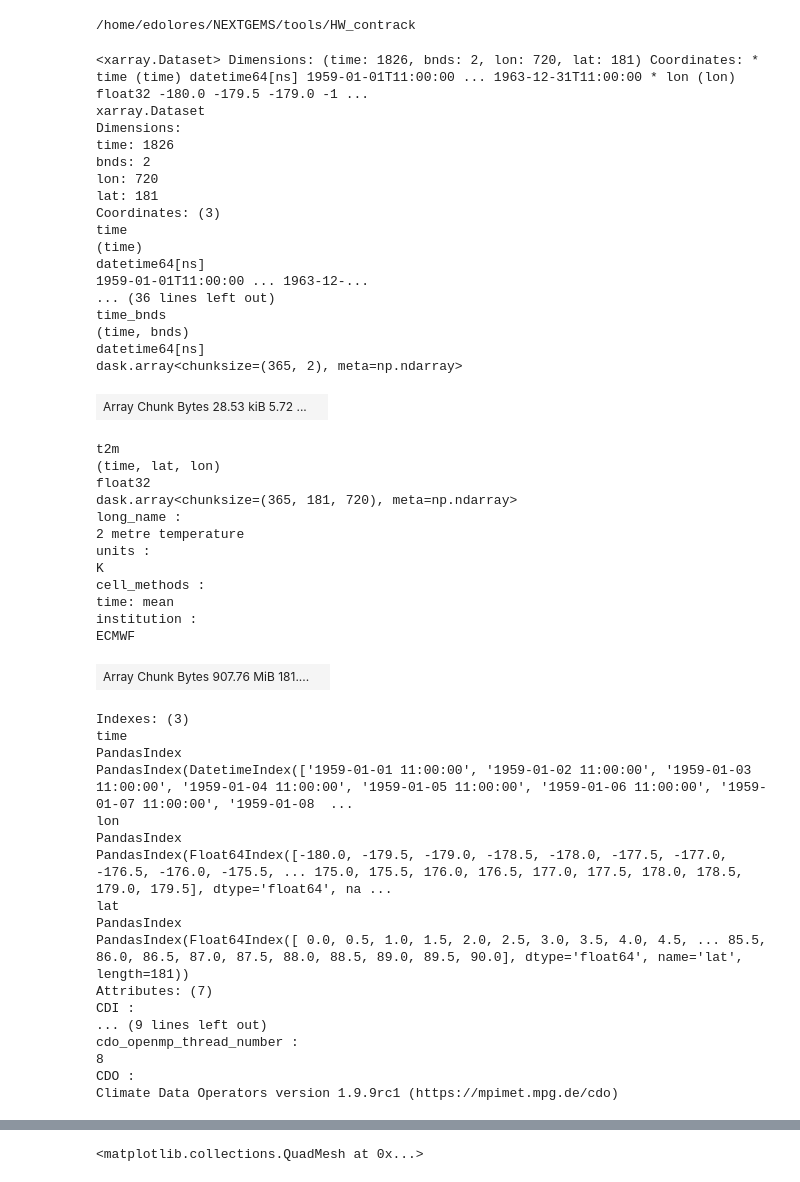
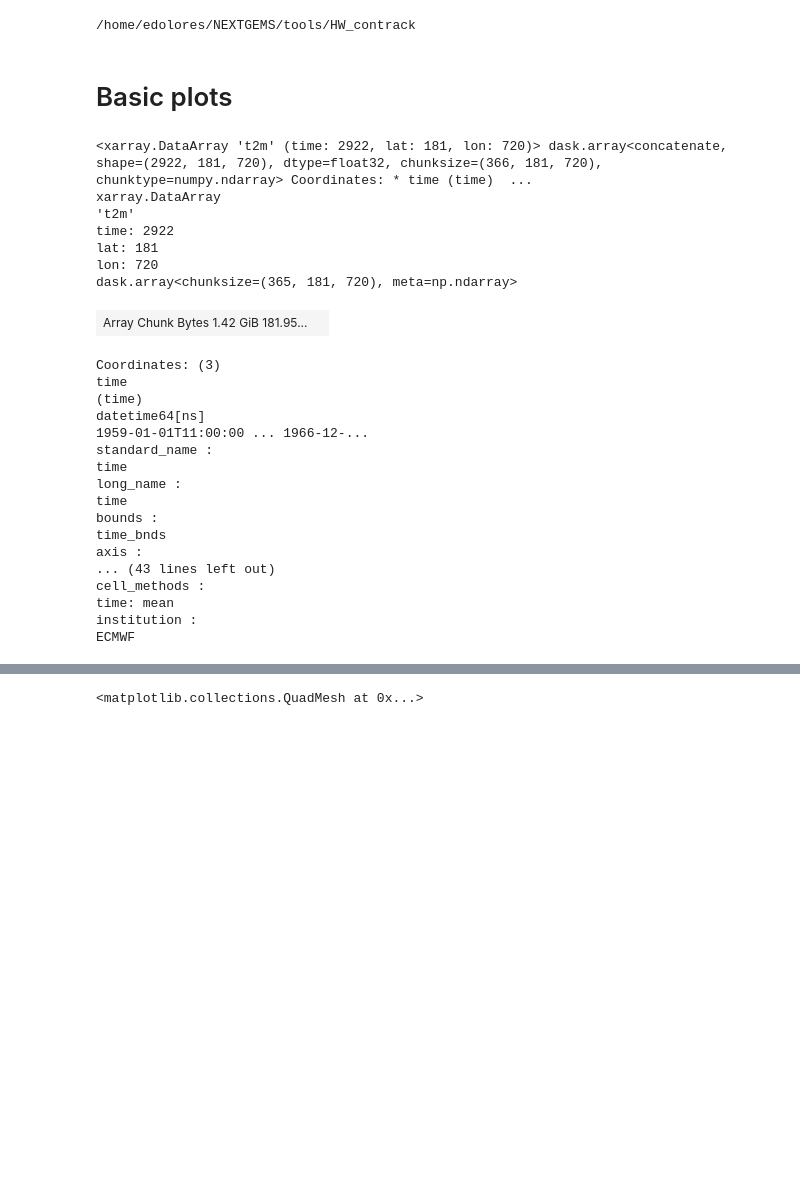
Before and after one commit to edgardotes/HW_contrack, a Jupyter notebook: HW_contrack.ipynb, the cells around one changed output, grey strips where cells are left out. Saved outputs shown, nothing was run; the diff lists cells and outputs as text; code cells hidden in the pictures; blank space fills up the shorter version.

```diff
--- a/HW_contrack.ipynb
+++ b/HW_contrack.ipynb
@@ -112,57 +112,36 @@ def get_trend(xx: np.ndarray, yy: np.ndarray) -> (xr.DataArray, xr.DataArray, xr
         xr.DataArray(results.intercept, name='intercept'),
         xr.DataArray(results.pvalue, name='pvalue'),
     )
+# %% [markdown]
+# Basic plots
 # %%
 ### We load 2 m tempearture daily mean data for the Northern hemisphere
 # %%
-da=xr.open_mfdataset('/scratch2/edolores/era5/TS_era5/t2m_day_19*_0p5deg.nc')
+da=xr.open_mfdataset('/scratch2/edolores/era5/TS_era5/t2m_day_19*_0p5deg.nc')['t2m']
 da
 # %% [output]
-<xarray.Dataset> Dimensions: (time: 1826, bnds: 2, lon: 720, lat: 181) Coordinates: * time (time) datetime64[ns] 1959-01-01T11:00:00 ... 1963-12-31T11:00:00 * lon (lon) float32 -180.0 -179.5 -179.0 -1 ...
-xarray.Dataset
-Dimensions:
-time: 1826
-bnds: 2
+<xarray.DataArray 't2m' (time: 2922, lat: 181, lon: 720)> dask.array<concatenate, shape=(2922, 181, 720), dtype=float32, chunksize=(366, 181, 720), chunktype=numpy.ndarray> Coordinates: * time (time)  ...
+xarray.DataArray
+'t2m'
+time: 2922
+lat: 181
 lon: 720
-lat: 181
-Coordinates: (3)
-time
-(time)
-datetime64[ns]
-1959-01-01T11:00:00 ... 1963-12-...
-... (36 lines left out)
-time_bnds
-(time, bnds)
-datetime64[ns]
-dask.array<chunksize=(365, 2), meta=np.ndarray>
+dask.array<chunksize=(365, 181, 720), meta=np.ndarray>
-| Array Chunk Bytes 28.53 kiB 5.72 ... |  |
+| Array Chunk Bytes 1.42 GiB 181.95... |  |
-t2m
-(time, lat, lon)
-float32
-dask.array<chunksize=(365, 181, 720), meta=np.ndarray>
+Coordinates: (3)
+time
+(time)
+datetime64[ns]
+1959-01-01T11:00:00 ... 1966-12-...
+standard_name :
+time
 long_name :
-2 metre temperature
-units :
-K
+time
+bounds :
+time_bnds
+axis :
+... (43 lines left out)
 cell_methods :
 time: mean
 institution :
 ECMWF
-| Array Chunk Bytes 907.76 MiB 181.... |  |
-Indexes: (3)
-time
-PandasIndex
-PandasIndex(DatetimeIndex(['1959-01-01 11:00:00', '1959-01-02 11:00:00', '1959-01-03 11:00:00', '1959-01-04 11:00:00', '1959-01-05 11:00:00', '1959-01-06 11:00:00', '1959-01-07 11:00:00', '1959-01-08  ...
-lon
-PandasIndex
-PandasIndex(Float64Index([-180.0, -179.5, -179.0, -178.5, -178.0, -177.5, -177.0, -176.5, -176.0, -175.5, ... 175.0, 175.5, 176.0, 176.5, 177.0, 177.5, 178.0, 178.5, 179.0, 179.5], dtype='float64', na ...
-lat
-PandasIndex
-PandasIndex(Float64Index([ 0.0, 0.5, 1.0, 1.5, 2.0, 2.5, 3.0, 3.5, 4.0, 4.5, ... 85.5, 86.0, 86.5, 87.0, 87.5, 88.0, 88.5, 89.0, 89.5, 90.0], dtype='float64', name='lat', length=181))
-Attributes: (7)
-CDI :
-... (9 lines left out)
-cdo_openmp_thread_number :
-8
-CDO :
-Climate Data Operators version 1.9.9rc1 (https://mpimet.mpg.de/cdo)
```
Also changed, not shown: parts of 19 cells of this notebook.
